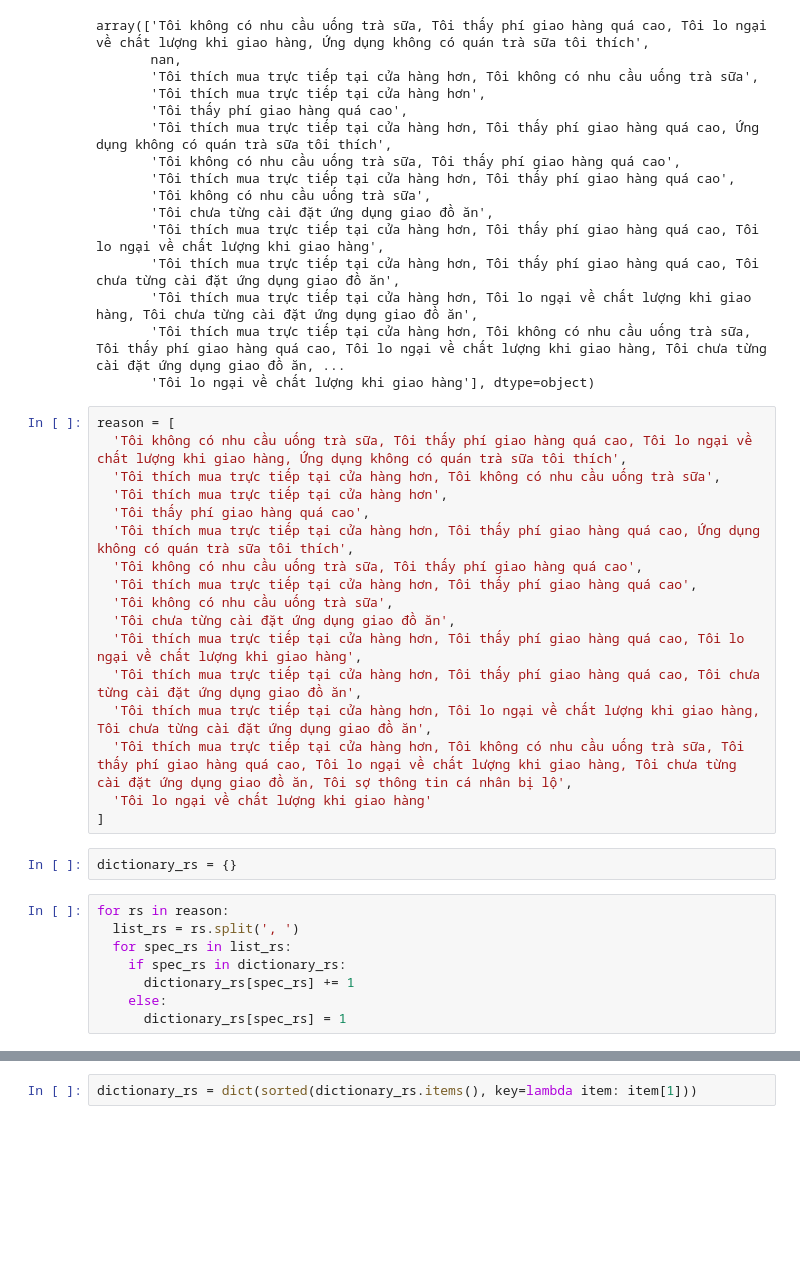
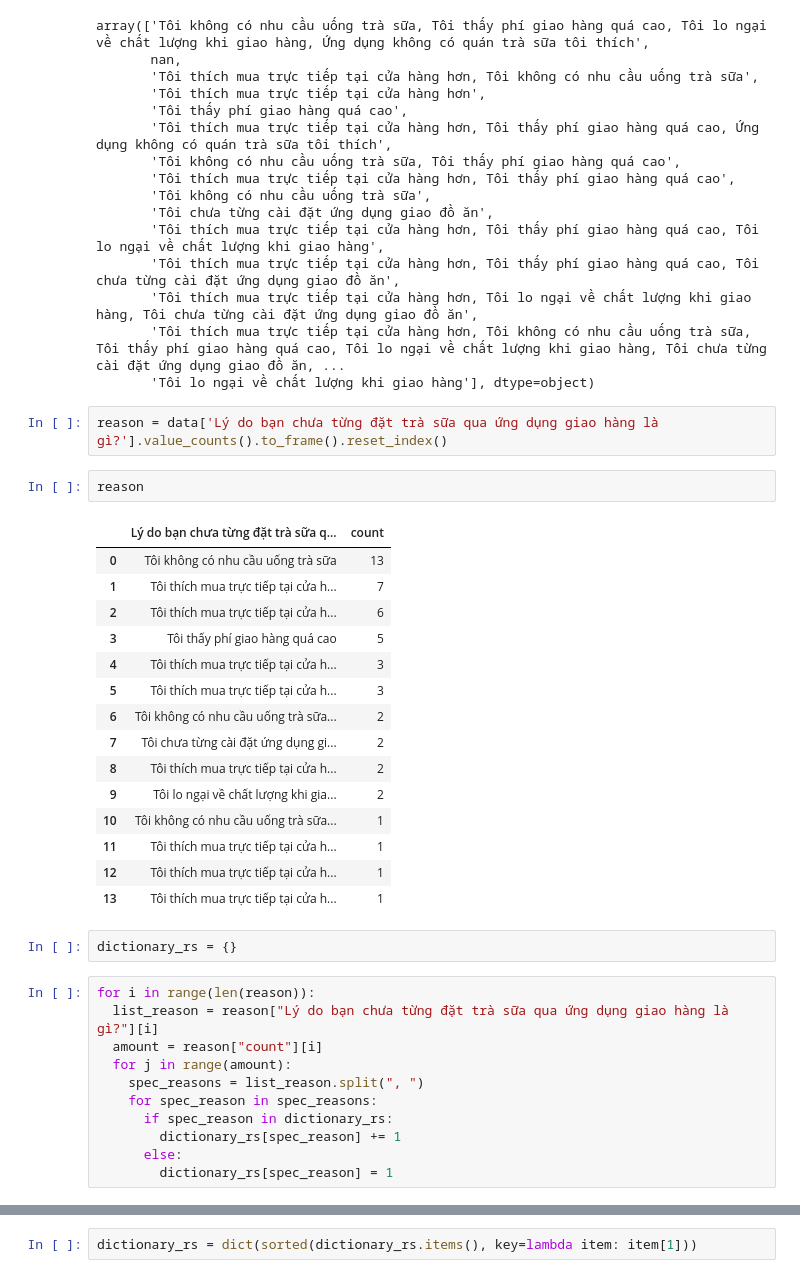
Before and after one commit to baohuy2209/Visualization_Data, a Jupyter notebook: visualization.ipynb, the cells around one changed output, grey strips where cells are left out. Saved outputs shown, nothing was run; the diff lists cells and outputs as text; blank space fills up the shorter version.

```diff
--- a/visualization.ipynb
+++ b/visualization.ipynb
@@ -73,33 +73,39 @@ array(['Tôi không có nhu cầu uống trà sữa, Tôi thấy phí giao hàng
        'Tôi thích mua trực tiếp tại cửa hàng hơn, Tôi lo ngại về chất lượng khi giao hàng, Tôi chưa từng cài đặt ứng dụng giao đồ ăn',
        'Tôi thích mua trực tiếp tại cửa hàng hơn, Tôi không có nhu cầu uống trà sữa, Tôi thấy phí giao hàng quá cao, Tôi lo ngại về chất lượng khi giao hàng, Tôi chưa từng cài đặt ứng dụng giao đồ ăn, ...
        'Tôi lo ngại về chất lượng khi giao hàng'], dtype=object)
-# %%
-reason = [
-  'Tôi không có nhu cầu uống trà sữa, Tôi thấy phí giao hàng quá cao, Tôi lo ngại về chất lượng khi giao hàng, Ứng dụng không có quán trà sữa tôi thích',
-  'Tôi thích mua trực tiếp tại cửa hàng hơn, Tôi không có nhu cầu uống trà sữa',
-  'Tôi thích mua trực tiếp tại cửa hàng hơn',
-  'Tôi thấy phí giao hàng quá cao',
-  'Tôi thích mua trực tiếp tại cửa hàng hơn, Tôi thấy phí giao hàng quá cao, Ứng dụng không có quán trà sữa tôi thích',
-  'Tôi không có nhu cầu uống trà sữa, Tôi thấy phí giao hàng quá cao',
-  'Tôi thích mua trực tiếp tại cửa hàng hơn, Tôi thấy phí giao hàng quá cao',
-  'Tôi không có nhu cầu uống trà sữa',
-  'Tôi chưa từng cài đặt ứng dụng giao đồ ăn',
-  'Tôi thích mua trực tiếp tại cửa hàng hơn, Tôi thấy phí giao hàng quá cao, Tôi lo ngại về chất lượng khi giao hàng',
-  'Tôi thích mua trực tiếp tại cửa hàng hơn, Tôi thấy phí giao hàng quá cao, Tôi chưa từng cài đặt ứng dụng giao đồ ăn',
-  'Tôi thích mua trực tiếp tại cửa hàng hơn, Tôi lo ngại về chất lượng khi giao hàng, Tôi chưa từng cài đặt ứng dụng giao đồ ăn',
-  'Tôi thích mua trực tiếp tại cửa hàng hơn, Tôi không có nhu cầu uống trà sữa, Tôi thấy phí giao hàng quá cao, Tôi lo ngại về chất lượng khi giao hàng, Tôi chưa từng cài đặt ứng dụng giao đồ ăn, Tôi sợ thông tin cá nhân bị lộ',
-  'Tôi lo ngại về chất lượng khi giao hàng'
-]
+# %%
+reason = data['Lý do bạn chưa từng đặt trà sữa qua ứng dụng giao hàng là gì?'].value_counts().to_frame().reset_index()
+# %%
+reason
+# %% [output]
+|  | Lý do bạn chưa từng đặt trà sữa q... | count |
+| 0 | Tôi không có nhu cầu uống trà sữa | 13 |
+| 1 | Tôi thích mua trực tiếp tại cửa h... | 7 |
+| 2 | Tôi thích mua trực tiếp tại cửa h... | 6 |
+| 3 | Tôi thấy phí giao hàng quá cao | 5 |
+| 4 | Tôi thích mua trực tiếp tại cửa h... | 3 |
+| 5 | Tôi thích mua trực tiếp tại cửa h... | 3 |
+| 6 | Tôi không có nhu cầu uống trà sữa... | 2 |
+| 7 | Tôi chưa từng cài đặt ứng dụng gi... | 2 |
+| 8 | Tôi thích mua trực tiếp tại cửa h... | 2 |
+| 9 | Tôi lo ngại về chất lượng khi gia... | 2 |
+| 10 | Tôi không có nhu cầu uống trà sữa... | 1 |
+| 11 | Tôi thích mua trực tiếp tại cửa h... | 1 |
+| 12 | Tôi thích mua trực tiếp tại cửa h... | 1 |
+| 13 | Tôi thích mua trực tiếp tại cửa h... | 1 |
 # %%
 dictionary_rs = {}
-# %%
-for rs in reason:
-  list_rs = rs.split(', ')
-  for spec_rs in list_rs:
-    if spec_rs in dictionary_rs:
-      dictionary_rs[spec_rs] += 1
-    else:
-      dictionary_rs[spec_rs] = 1
+# %%
+for i in range(len(reason)):
+  list_reason = reason["Lý do bạn chưa từng đặt trà sữa qua ứng dụng giao hàng là gì?"][i]
+  amount = reason["count"][i]
+  for j in range(amount):
+    spec_reasons = list_reason.split(", ")
+    for spec_reason in spec_reasons:
+      if spec_reason in dictionary_rs:
+        dictionary_rs[spec_reason] += 1
+      else:
+        dictionary_rs[spec_reason] = 1
 # %%
 dictionary_rs
 # %% [output]
```
Also changed, not shown: parts of 25 cells of this notebook, 1 other file.
